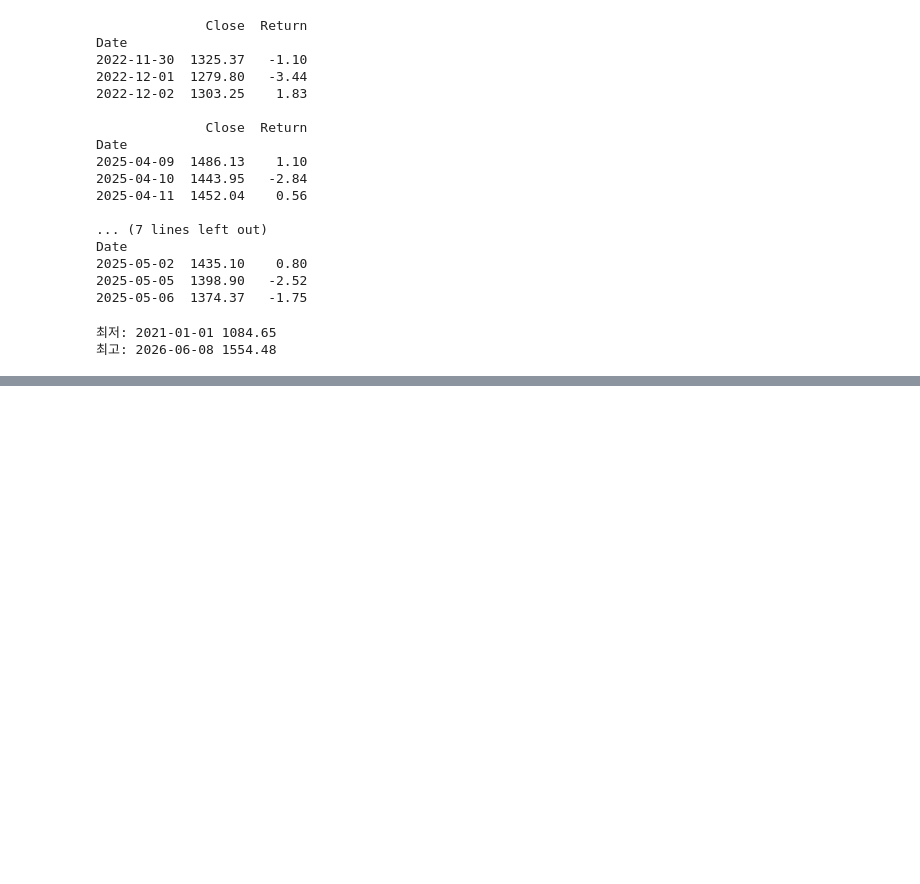
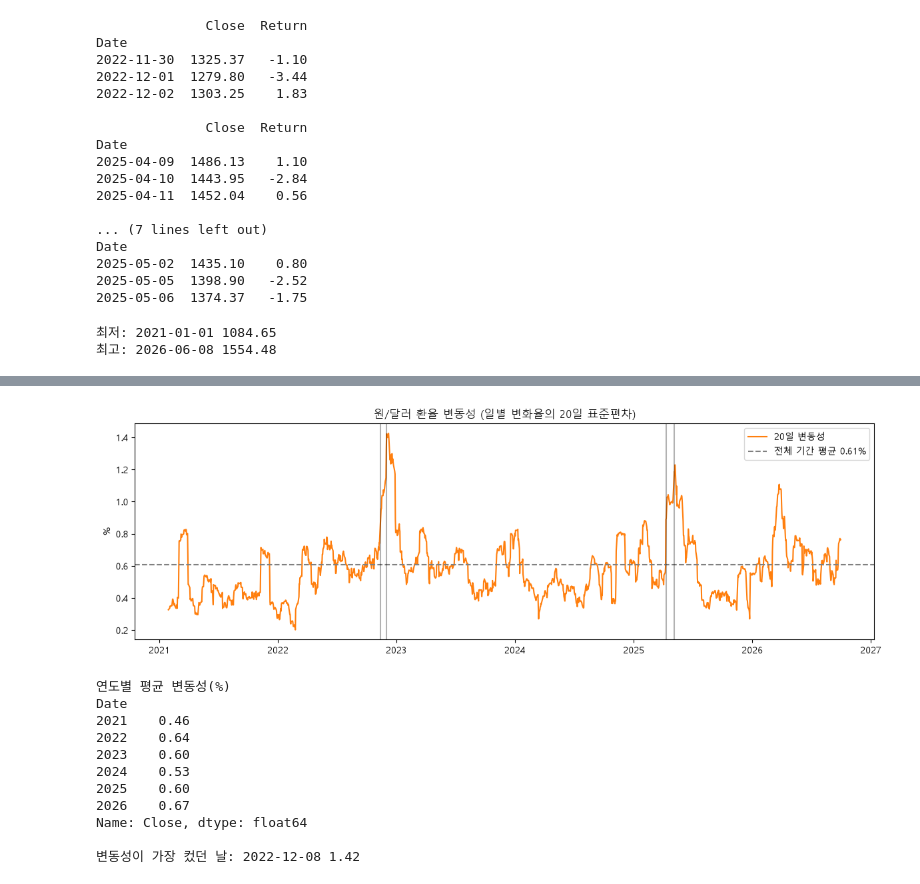
Before and after one commit to N-andyradio/usdkrw-exchange-rate-analysis, a Jupyter notebook: analysis.ipynb, the cells around one changed output, grey strips where cells are left out. Saved outputs shown, nothing was run; the diff lists cells and outputs as text; code cells hidden in the pictures; blank space fills up the shorter version.

```diff
--- a/analysis.ipynb
+++ b/analysis.ipynb
@@ -138,0 +194,33 @@ s.to_csv("data/usdkrw_clean.csv")
+# %%
+ret = close.pct_change() * 100
+vol20 = ret.rolling(20).std()
+
+fig, ax = plt.subplots(figsize=(12, 4))
+ax.plot(vol20.index, vol20, color="tab:orange", label="20일 변동성")
+ax.axhline(ret.std(), color="gray", linestyle="--", label=f"전체 기간 평균 {ret.std():.2f}%")
+for d in outlier_dates:
+    ax.axvline(d, color="black", alpha=0.3)
+ax.set_title("원/달러 환율 변동성 (일별 변화율의 20일 표준편차)")
+ax.set_ylabel("%")
+ax.legend()
+fig.tight_layout()
+fig.savefig("images/02_rolling_volatility.png", dpi=150)
+plt.show()
+
+print("연도별 평균 변동성(%)")
+print(vol20.groupby(vol20.index.year).mean().round(2))
+print()
+print("변동성이 가장 컸던 날:", vol20.idxmax().date(), round(vol20.max(), 2))
+# %% [output]
+[figure, added]
+연도별 평균 변동성(%)
+Date
+2021    0.46
+2022    0.64
+2023    0.60
+2024    0.53
+2025    0.60
+2026    0.67
+Name: Close, dtype: float64
+
+변동성이 가장 컸던 날: 2022-12-08 1.42
```
Also changed, not shown: parts of 4 cells of this notebook, 2 other files.
